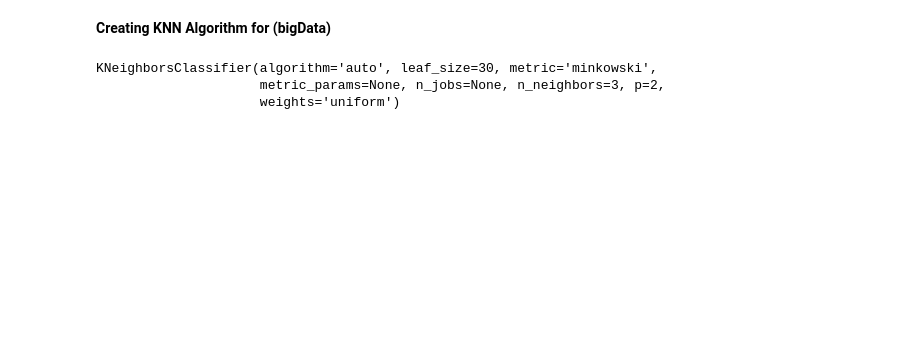
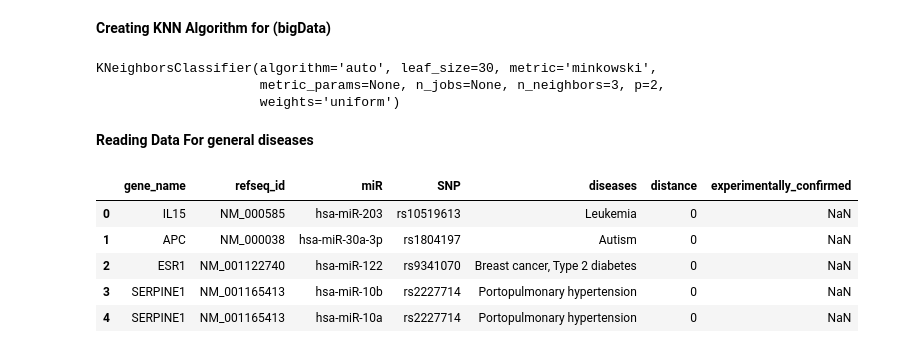
Before and after one commit to YoussifAssem/Genatac, a Jupyter notebook: E-Genetics/Genetics.ipynb, the cells around one changed output. Saved outputs shown, nothing was run; the diff lists cells and outputs as text; code cells hidden in the pictures; blank space fills up the shorter version.

```diff
--- a/E-Genetics/Genetics.ipynb
+++ b/E-Genetics/Genetics.ipynb
@@ -388,3 +403,15 @@ bigDataKNN.fit(np.array(bigDataX_train).reshape(-1,1), np.array(bigDatay_train).
 KNeighborsClassifier(algorithm='auto', leaf_size=30, metric='minkowski',
                      metric_params=None, n_jobs=None, n_neighbors=3, p=2,
                      weights='uniform')
+# %% [markdown]
+**Reading Data For general diseases**
+# %%
+dis = pd.read_csv('drive/MyDrive/graduation/diseases.csv')
+dis.head()
+# %% [output]
+|  | gene_name | refseq_id | miR | SNP | diseases | distance | experimentally_confirmed |
+| 0 | IL15 | NM_000585 | hsa-miR-203 | rs10519613 | Leukemia | 0 | NaN |
+| 1 | APC | NM_000038 | hsa-miR-30a-3p | rs1804197 | Autism | 0 | NaN |
+| 2 | ESR1 | NM_001122740 | hsa-miR-122 | rs9341070 | Breast cancer, Type 2 diabetes | 0 | NaN |
+| 3 | SERPINE1 | NM_001165413 | hsa-miR-10b | rs2227714 | Portopulmonary hypertension | 0 | NaN |
+| 4 | SERPINE1 | NM_001165413 | hsa-miR-10a | rs2227714 | Portopulmonary hypertension | 0 | NaN |
```
Also changed, not shown: parts of 32 cells of this notebook.
